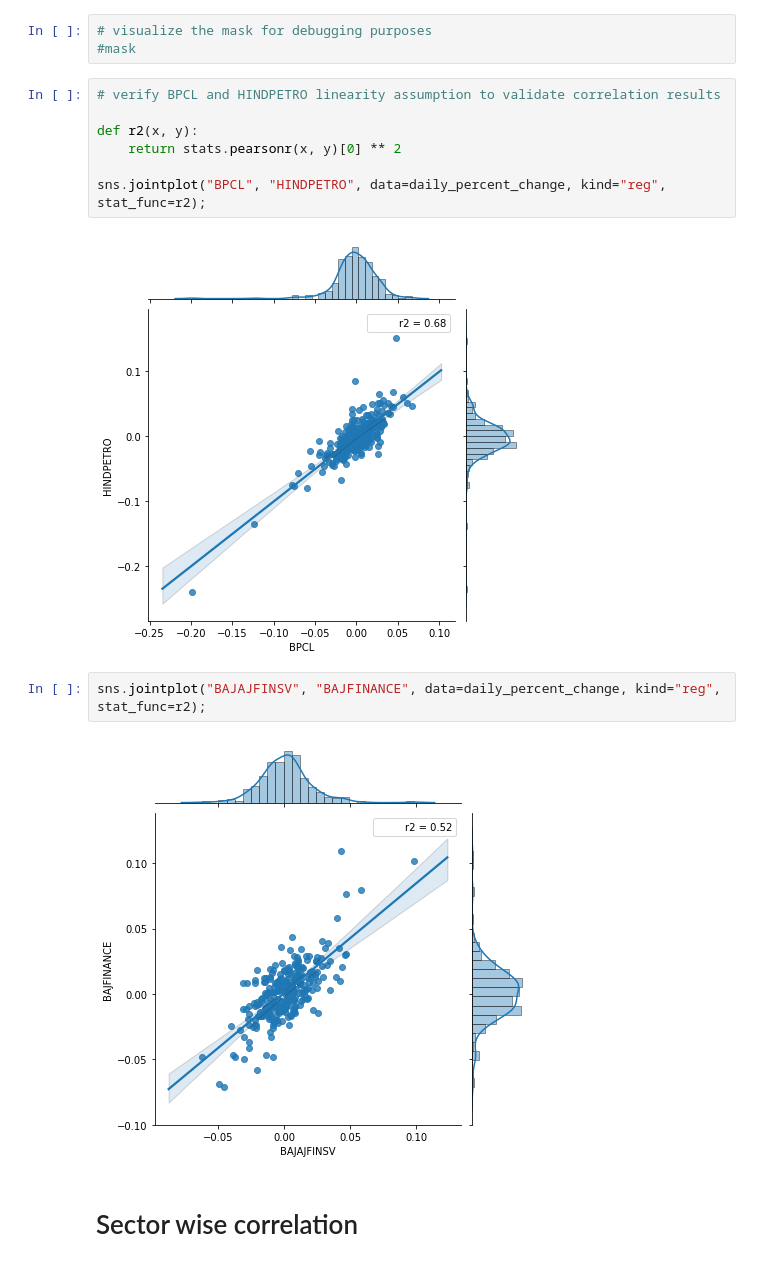
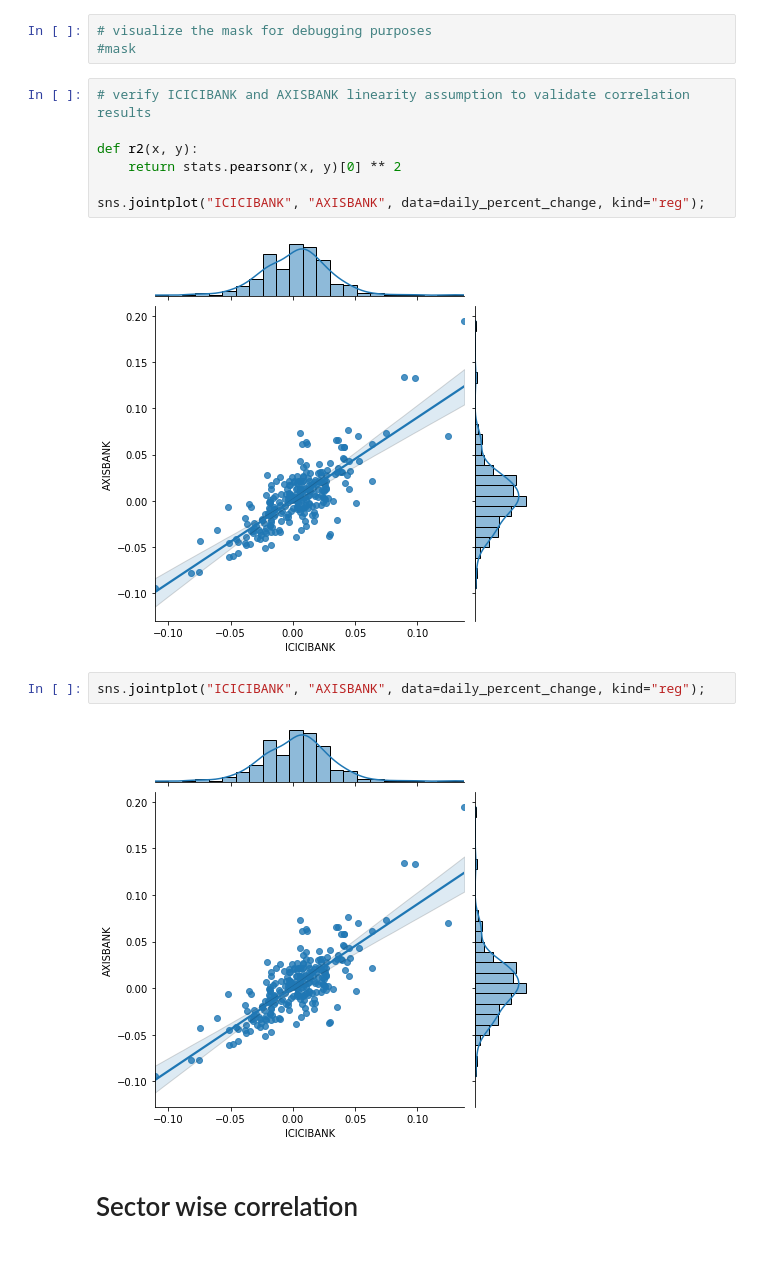
Before and after one commit to magnacore/NIFTY50-52-week-Correlation-Analysis, a Jupyter notebook: NIFTY50 Correlation 52 week/NIFTY50 Correlation Matrix.ipynb, the cells around one changed output. Cells and saved outputs as stored; diff of their text form.

Commit message:
Updated for April 2021
Updated the NIFTY50 Stock list and regenerated the plots for April 2021

```diff
--- a/NIFTY50 Correlation 52 week/NIFTY50 Correlation Matrix.ipynb
+++ b/NIFTY50 Correlation 52 week/NIFTY50 Correlation Matrix.ipynb
@@ -339,18 +338,18 @@ Wall time: 12.5 s
 # visualize the mask for debugging purposes
 #mask
 # %%
-# verify BPCL and HINDPETRO linearity assumption to validate correlation results
+# verify ICICIBANK and AXISBANK linearity assumption to validate correlation results
 
 def r2(x, y):
     return stats.pearsonr(x, y)[0] ** 2
 
-sns.jointplot("BPCL", "HINDPETRO", data=daily_percent_change, kind="reg", stat_func=r2);
+sns.jointplot("ICICIBANK", "AXISBANK", data=daily_percent_change, kind="reg");
 # %% [output]
-[figure, old version]
+[figure, new version]
 # %%
-sns.jointplot("BAJAJFINSV", "BAJFINANCE", data=daily_percent_change, kind="reg", stat_func=r2);
+sns.jointplot("ICICIBANK", "AXISBANK", data=daily_percent_change, kind="reg");
 # %% [output]
-[figure, old version]
+[figure, new version]
 # %% [markdown]
 # Sector wise correlation
 # %%
```
Also changed, not shown: parts of 19 cells of this notebook, 4 other files.
